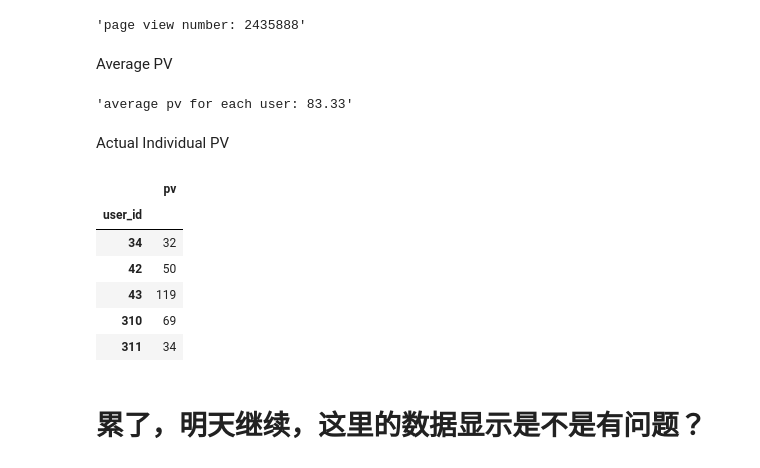
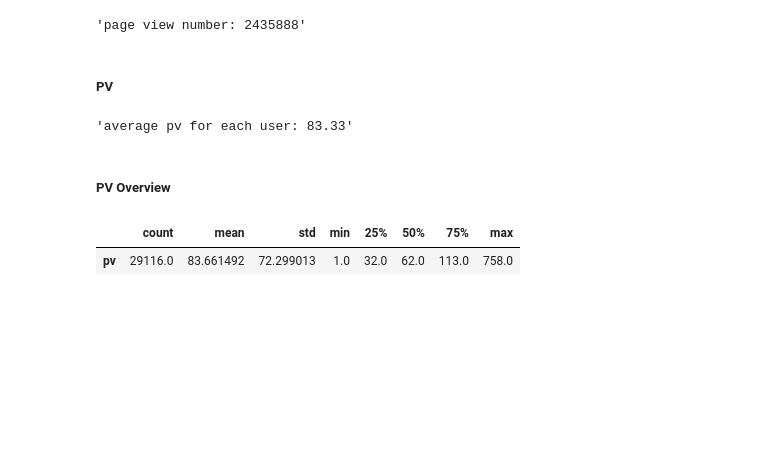
Before and after one commit to paxton615/Alibaba_UserBehavior_Analysis, a Jupyter notebook: Funnel Analysis_Find Conversion Rates.ipynb, the cells around one changed output. Drawn from its saved outputs; the diff is of its cells as text; code cells hidden in the pictures; blank space fills up the shorter version.

```diff
--- a/Funnel Analysis_Find Conversion Rates.ipynb
+++ b/Funnel Analysis_Find Conversion Rates.ipynb
@@ -31,25 +32,18 @@ PV
 # %% [output]
 'page view number: 2435888'
 # %% [markdown]
-Average PV
+##### PV
 # %%
 avg_pv = users.groupby('status')['user_id'].count().pv / users.user_id.nunique()
 'average pv for each user: {:.4}'.format(avg_pv)
 # %% [output]
 'average pv for each user: 83.33'
-# %% [markdown]
-Actual Individual PV
+# %% [markdown]
+##### PV Overview
 # %%
 user_pv = pd.DataFrame(users[users['status']=='pv'].groupby(users['user_id'],as_index=True)[['status']].count())
 user_pv.columns=['pv']
-user_pv.head()
+user_pv.describe().T
 # %% [output]
-|  | pv |
-| user_id |  |
-| 34 | 32 |
-| 42 | 50 |
-| 43 | 119 |
-| 310 | 69 |
-| 311 | 34 |
+|  | count | mean | std | min | 25% | 50% | 75% | max |
+| pv | 29116.0 | 83.661492 | 72.299013 | 1.0 | 32.0 | 62.0 | 113.0 | 758.0 |
-# %% [markdown]
-# 累了，明天继续，这里的数据显示是不是有问题？
```
Also changed, not shown: parts of 15 cells of this notebook, 3 other files.
